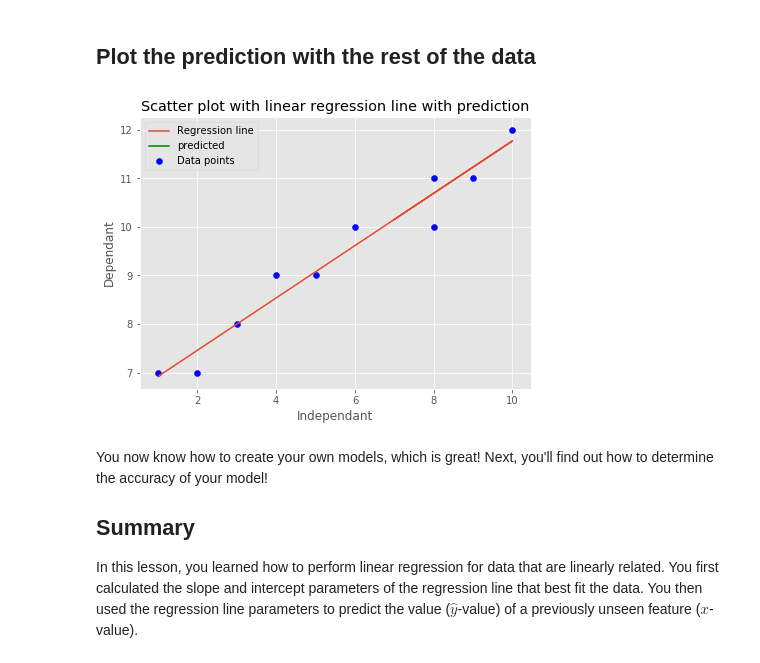
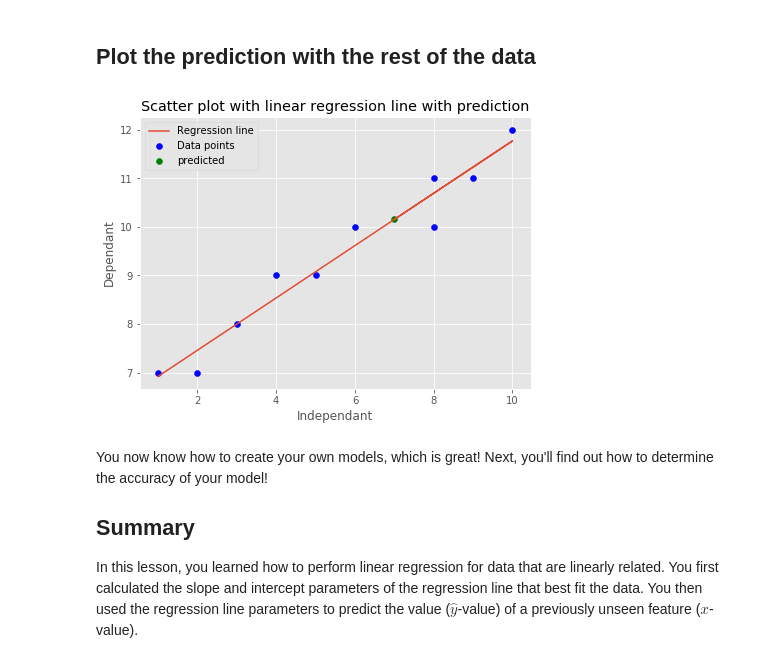
Before and after one commit to OsterMendel/dsc-simple-linear-regression-lab-nyc-ds-021720, a Jupyter notebook: index.ipynb, the cells around one changed output. Drawn from its saved outputs; the diff is of its cells as text; code cells hidden in the pictures.

```diff
--- a/index.ipynb
+++ b/index.ipynb
@@ -159,17 +159,17 @@ y_predicted
 # %%
 # Plot as above and show the predicted value
 with_prediction = np.append(X,x_new)
 plt.figure(figsize=(7,5))
 plt.scatter(X,Y,label='Data points',c='b');
 plt.title('Scatter plot with linear regression line with prediction');
 plt.xlabel('Independant');
 plt.ylabel('Dependant');
 plt.plot(with_prediction,np.append(regression_line,y_predicted),label='Regression line');
-plt.plot(x_new,y_predicted,c='g',label='predicted')
+plt.scatter(x_new,y_predicted,c='g',label='predicted')
 plt.legend()
 plt.show()
 # %% [output]
-[figure, old version]
+[figure, new version]
 # %% [markdown]
 You now know how to create your own models, which is great! Next, you'll find out how to determine the accuracy of your model!
 
```
